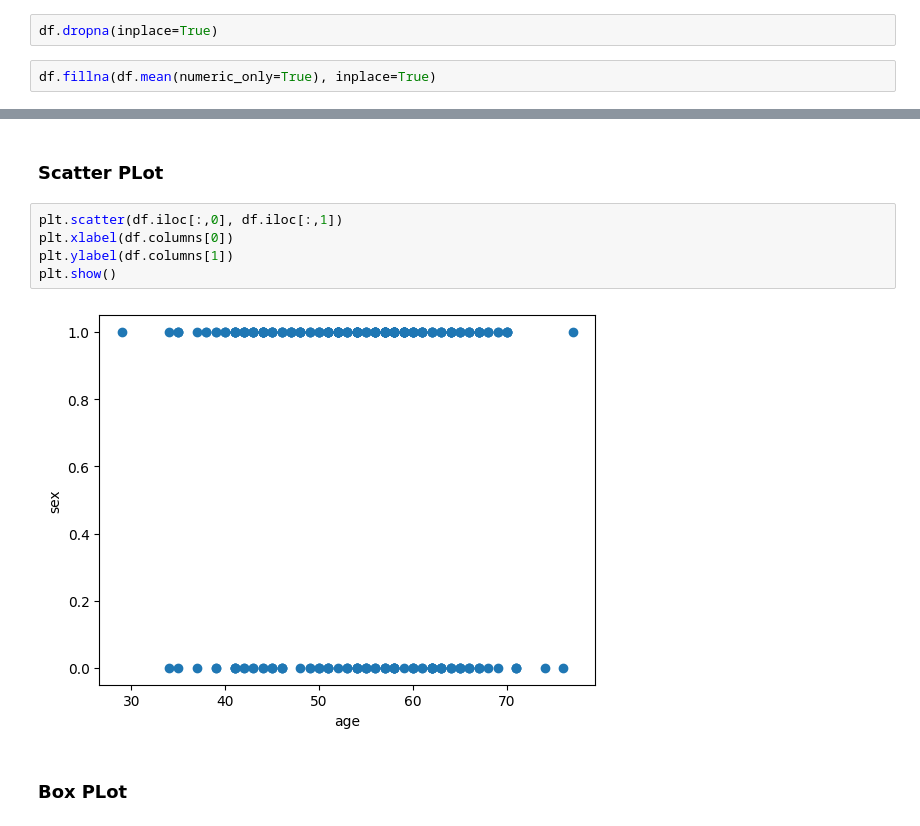
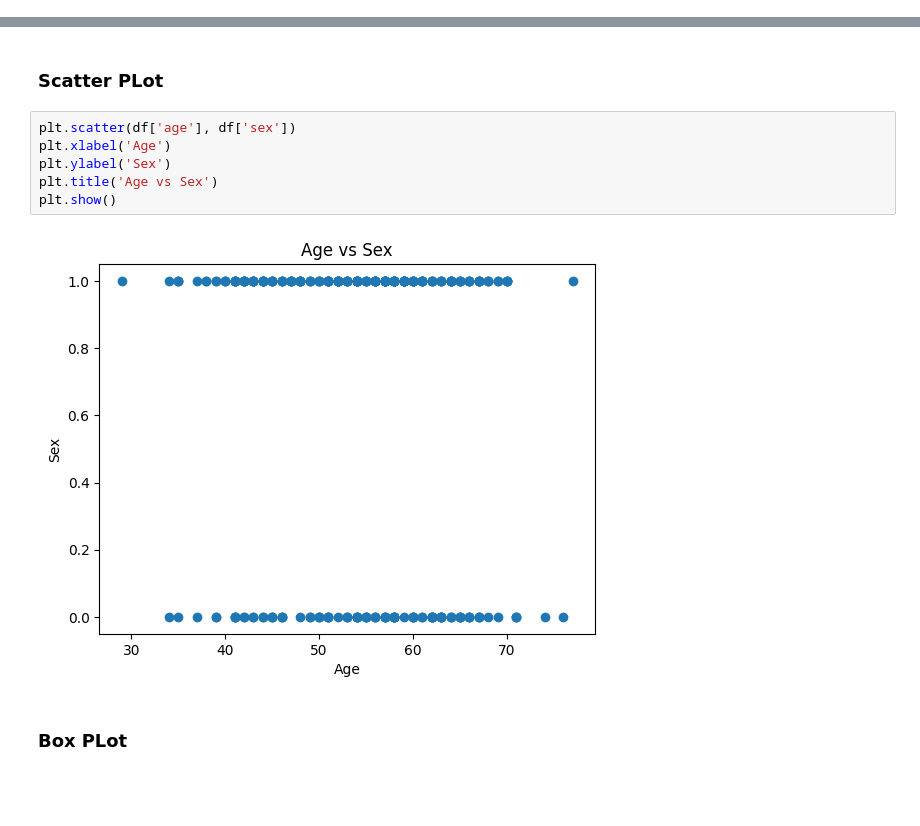
Before and after one commit to PROSHAH-Shery/Career-Launchpad-Internship, a Jupyter notebook: Task01_AI_ML.ipynb, the cells around one changed output, grey strips where cells are left out. Saved outputs shown, nothing was run; the diff lists cells and outputs as text; blank space fills up the shorter version.

Commit message:
Update Task 01 AI/ML analysis and visualizations

```diff
--- a/Task01_AI_ML.ipynb
+++ b/Task01_AI_ML.ipynb
@@ -98,7 +84,3 @@ df.duplicated().sum()
 np.int64(723)
 # %%
 df.drop_duplicates(inplace=True)
-# %%
-df.dropna(inplace=True)
-# %%
-df.fillna(df.mean(numeric_only=True), inplace=True)
@@ -158,12 +205,13 @@ plt.show()
 # %% [markdown]
 ### Scatter PLot
 # %%
-plt.scatter(df.iloc[:,0], df.iloc[:,1])
-plt.xlabel(df.columns[0])
-plt.ylabel(df.columns[1])
+plt.scatter(df['age'], df['sex'])
+plt.xlabel('Age')
+plt.ylabel('Sex')
+plt.title('Age vs Sex')
 plt.show()
 # %% [output]
-[figure, old version]
+[figure, new version]
 # %% [markdown]
 ### Box PLot
 # %%
```
Also changed, not shown: parts of 14 cells of this notebook.
